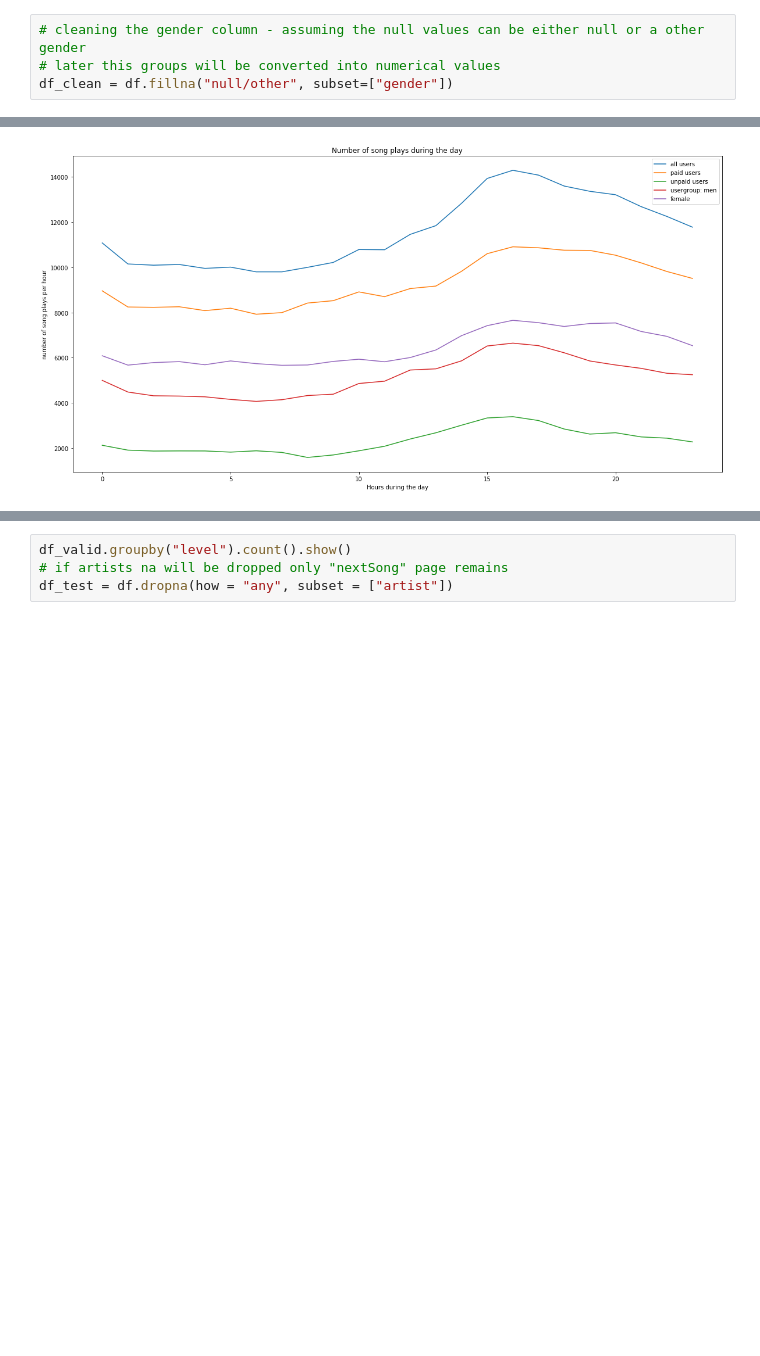
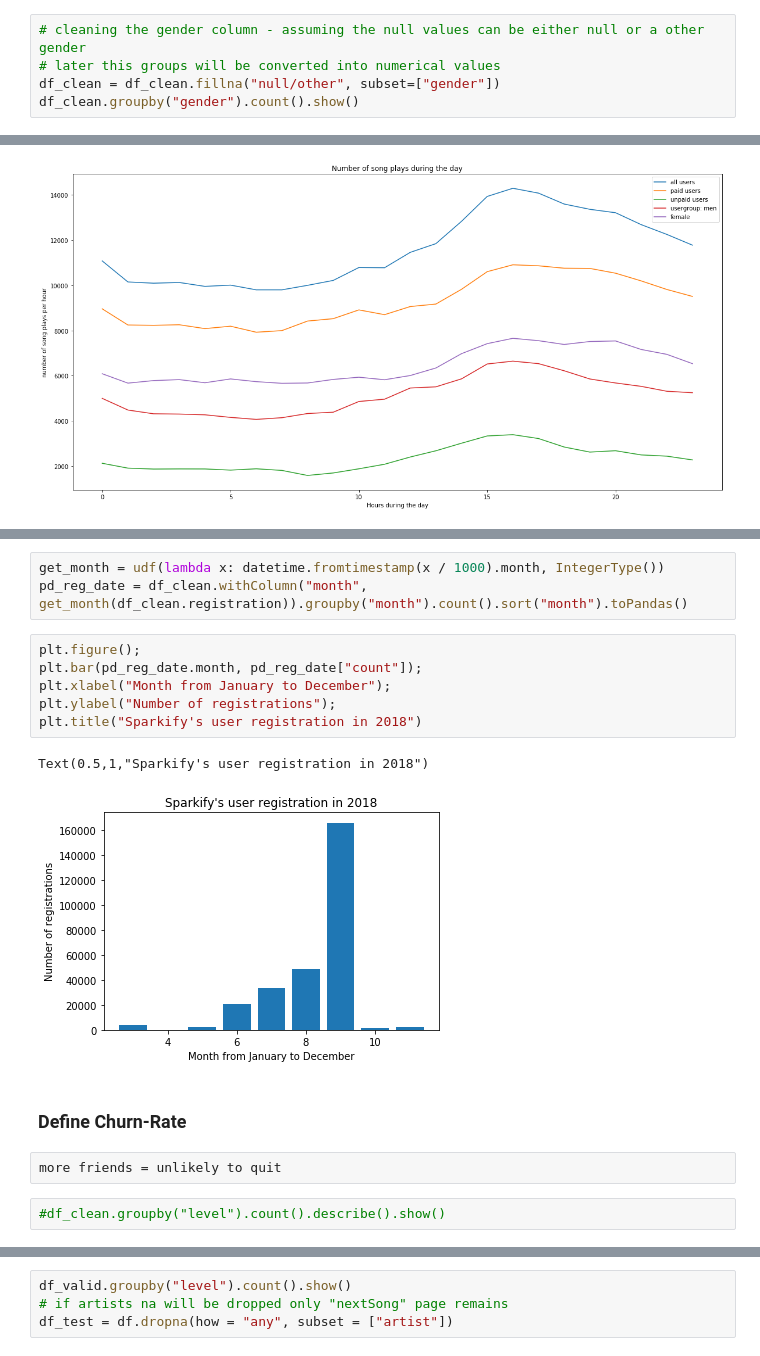
Before and after one commit to lethiess/Sparkify, a Jupyter notebook: Sparkify.ipynb, the cells around one changed output, grey strips where cells are left out. Drawn from its saved outputs; the diff is of its cells as text; blank space fills up the shorter version.

```diff
--- a/Sparkify.ipynb
+++ b/Sparkify.ipynb
@@ -104,4 +104,5 @@ Dataset size after cleaning process: 278154 - removed 8346 entries
 # %%
 # cleaning the gender column - assuming the null values can be either null or a other gender
 # later this groups will be converted into numerical values
-df_clean = df.fillna("null/other", subset=["gender"])
+df_clean = df_clean.fillna("null/other", subset=["gender"])
+df_clean.groupby("gender").count().show()
@@ -236,0 +430,18 @@ plt.legend();
+# %%
+get_month = udf(lambda x: datetime.fromtimestamp(x / 1000).month, IntegerType())
+pd_reg_date = df_clean.withColumn("month", get_month(df_clean.registration)).groupby("month").count().sort("month").toPandas()
+# %%
+plt.figure();
+plt.bar(pd_reg_date.month, pd_reg_date["count"]);
+plt.xlabel("Month from January to December");
+plt.ylabel("Number of registrations");
+plt.title("Sparkify's user registration in 2018")
+# %% [output]
+Text(0.5,1,"Sparkify's user registration in 2018")
+[figure, added]
+# %% [markdown]
+### Define Churn-Rate
+# %%
+more friends = unlikely to quit
+# %%
+#df_clean.groupby("level").count().describe().show()
```
Also changed, not shown: parts of 45 cells of this notebook.
